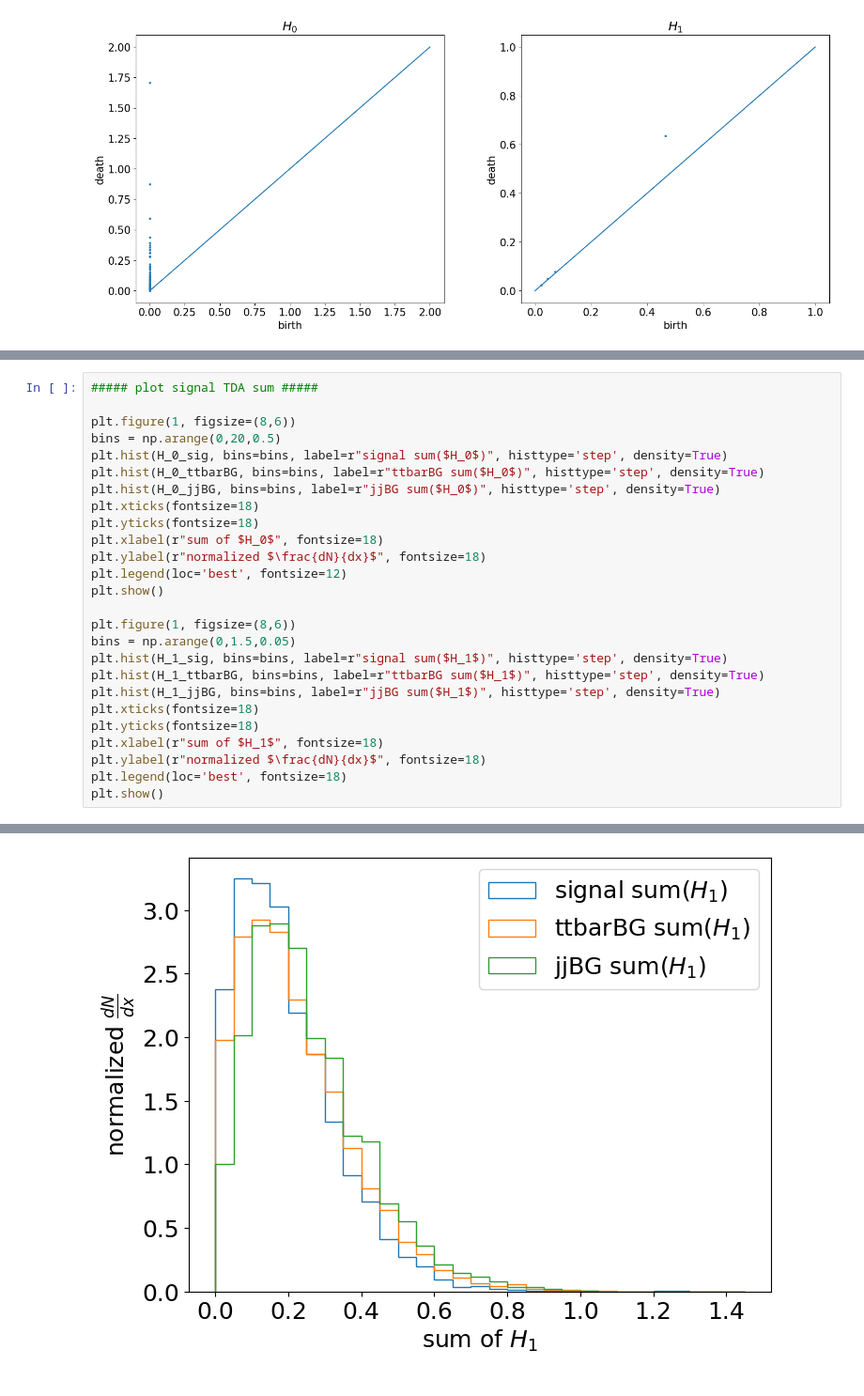
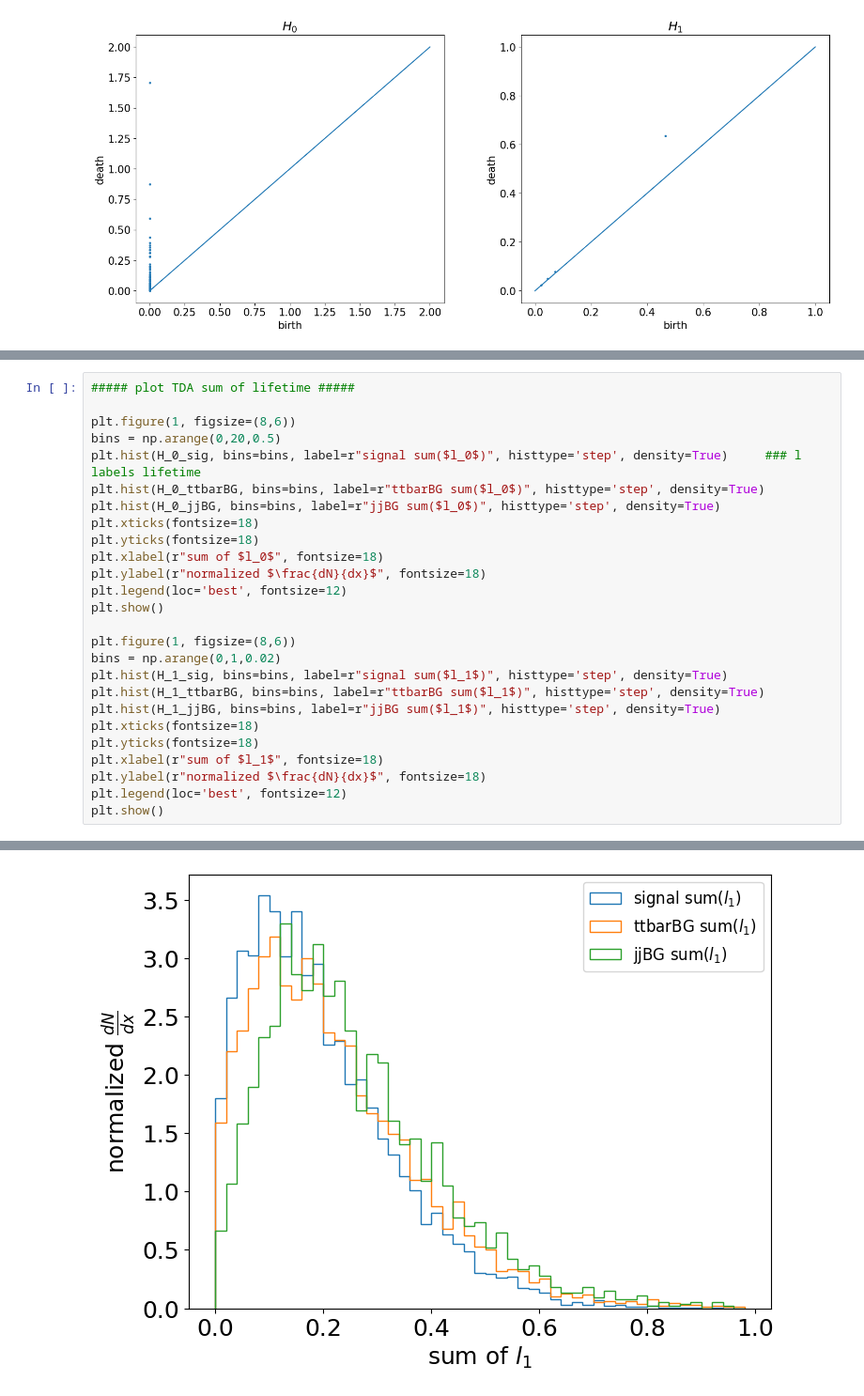
Before and after one commit to FeiChinzz/ggHH, a Jupyter notebook: TDA_analysis.ipynb, the cells around one changed output, grey strips where cells are left out. Shown at 94% size. Drawn from its saved outputs; the diff is of its cells as text.

```diff
--- a/TDA_analysis.ipynb
+++ b/TDA_analysis.ipynb
@@ -295,27 +326,27 @@ time: 79.09418272972107
 # %%
-##### plot signal TDA sum #####
+##### plot TDA sum of lifetime #####
 
 plt.figure(1, figsize=(8,6))
 bins = np.arange(0,20,0.5)
-plt.hist(H_0_sig, bins=bins, label=r"signal sum($H_0$)", histtype='step', density=True)
-plt.hist(H_0_ttbarBG, bins=bins, label=r"ttbarBG sum($H_0$)", histtype='step', density=True)
-plt.hist(H_0_jjBG, bins=bins, label=r"jjBG sum($H_0$)", histtype='step', density=True)
+plt.hist(H_0_sig, bins=bins, label=r"signal sum($l_0$)", histtype='step', density=True)     ### l labels lifetime
+plt.hist(H_0_ttbarBG, bins=bins, label=r"ttbarBG sum($l_0$)", histtype='step', density=True)
+plt.hist(H_0_jjBG, bins=bins, label=r"jjBG sum($l_0$)", histtype='step', density=True)
 plt.xticks(fontsize=18)
 plt.yticks(fontsize=18)
-plt.xlabel(r"sum of $H_0$", fontsize=18)
+plt.xlabel(r"sum of $l_0$", fontsize=18)
 plt.ylabel(r"normalized $\frac{dN}{dx}$", fontsize=18)
 plt.legend(loc='best', fontsize=12)
 plt.show()
 
 plt.figure(1, figsize=(8,6))
-bins = np.arange(0,1.5,0.05)
-plt.hist(H_1_sig, bins=bins, label=r"signal sum($H_1$)", histtype='step', density=True)
-plt.hist(H_1_ttbarBG, bins=bins, label=r"ttbarBG sum($H_1$)", histtype='step', density=True)
-plt.hist(H_1_jjBG, bins=bins, label=r"jjBG sum($H_1$)", histtype='step', density=True)
+bins = np.arange(0,1,0.02)
+plt.hist(H_1_sig, bins=bins, label=r"signal sum($l_1$)", histtype='step', density=True)
+plt.hist(H_1_ttbarBG, bins=bins, label=r"ttbarBG sum($l_1$)", histtype='step', density=True)
+plt.hist(H_1_jjBG, bins=bins, label=r"jjBG sum($l_1$)", histtype='step', density=True)
 plt.xticks(fontsize=18)
 plt.yticks(fontsize=18)
-plt.xlabel(r"sum of $H_1$", fontsize=18)
+plt.xlabel(r"sum of $l_1$", fontsize=18)
 plt.ylabel(r"normalized $\frac{dN}{dx}$", fontsize=18)
-plt.legend(loc='best', fontsize=18)
+plt.legend(loc='best', fontsize=12)
 plt.show()
 # %% [output]
@@ -323,2 +354,2 @@ plt.show()
-[figure, old version]
+[figure, new version]
 # %%
```
Also changed, not shown: parts of 14 cells of this notebook.
